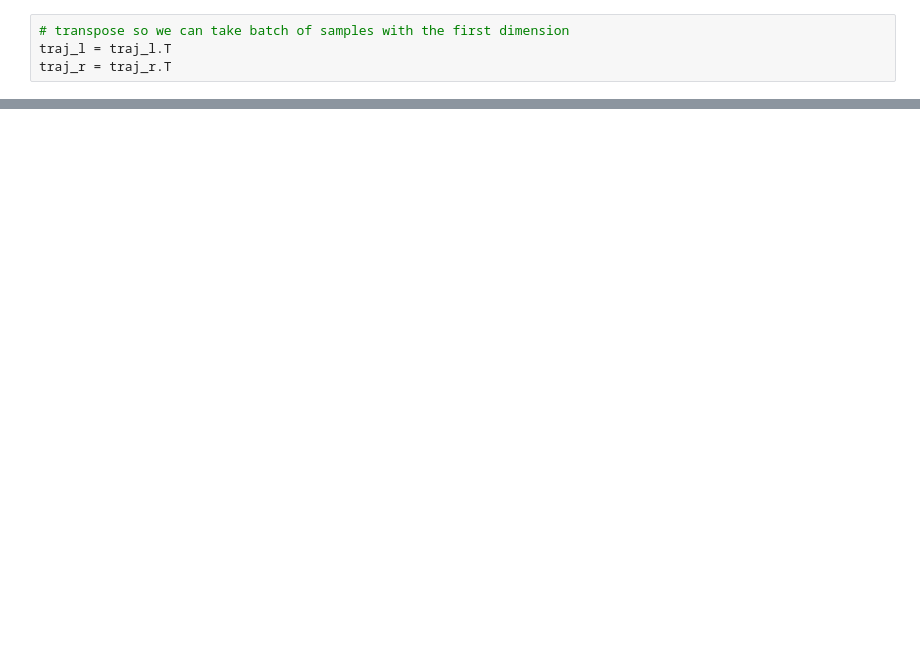
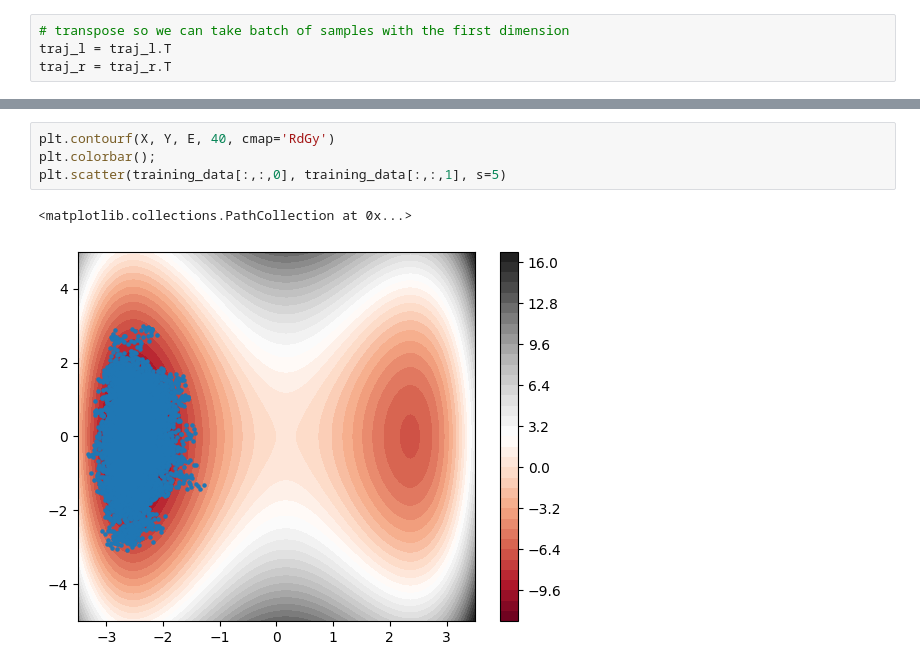
Before and after one commit to ziyuanzhao2000/Variational_Modeling, a Jupyter notebook: Boltzmann_Generator_for_Double_Well_Model.ipynb, the cells around one changed output, grey strips where cells are left out. Drawn from its saved outputs; the diff is of its cells as text; blank space fills up the shorter version.

```diff
--- a/Boltzmann_Generator_for_Double_Well_Model.ipynb
+++ b/Boltzmann_Generator_for_Double_Well_Model.ipynb
@@ -178 +166,8 @@ training_data.shape
+# %%
+plt.contourf(X, Y, E, 40, cmap='RdGy')
+plt.colorbar();
+plt.scatter(training_data[:,:,0], training_data[:,:,1], s=5)
+# %% [output]
+<matplotlib.collections.PathCollection at 0x...>
+[figure, added]
 # %%
```
Also changed, not shown: parts of 34 cells of this notebook, 7 other files.
